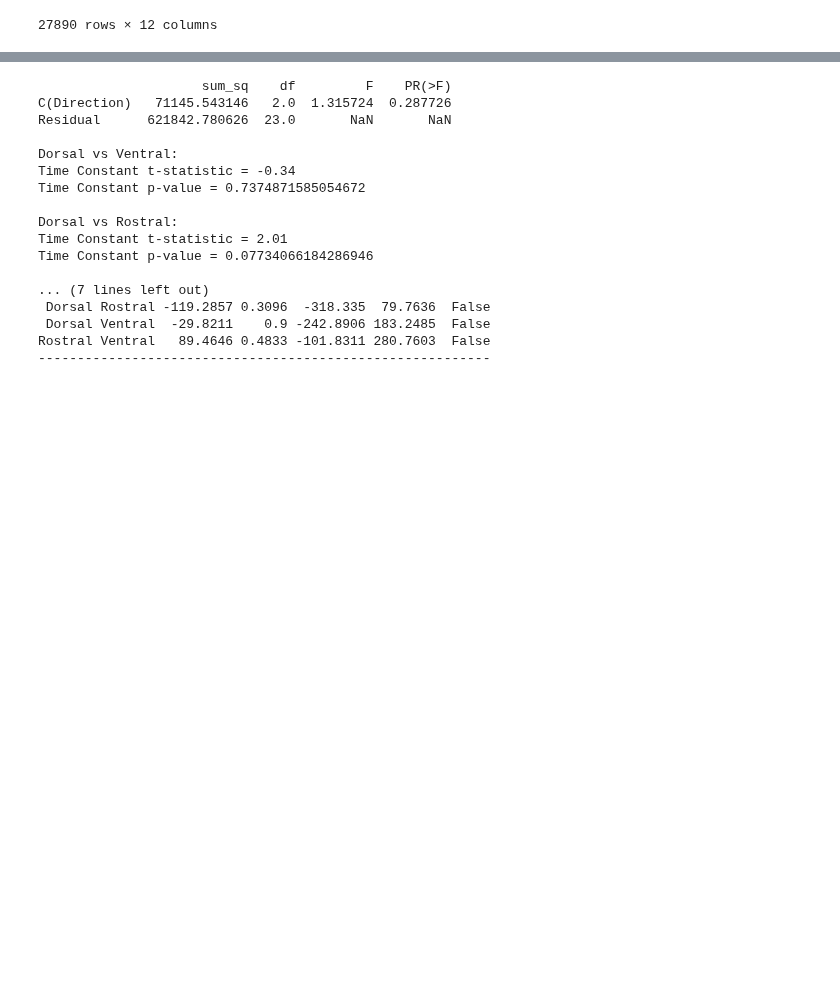
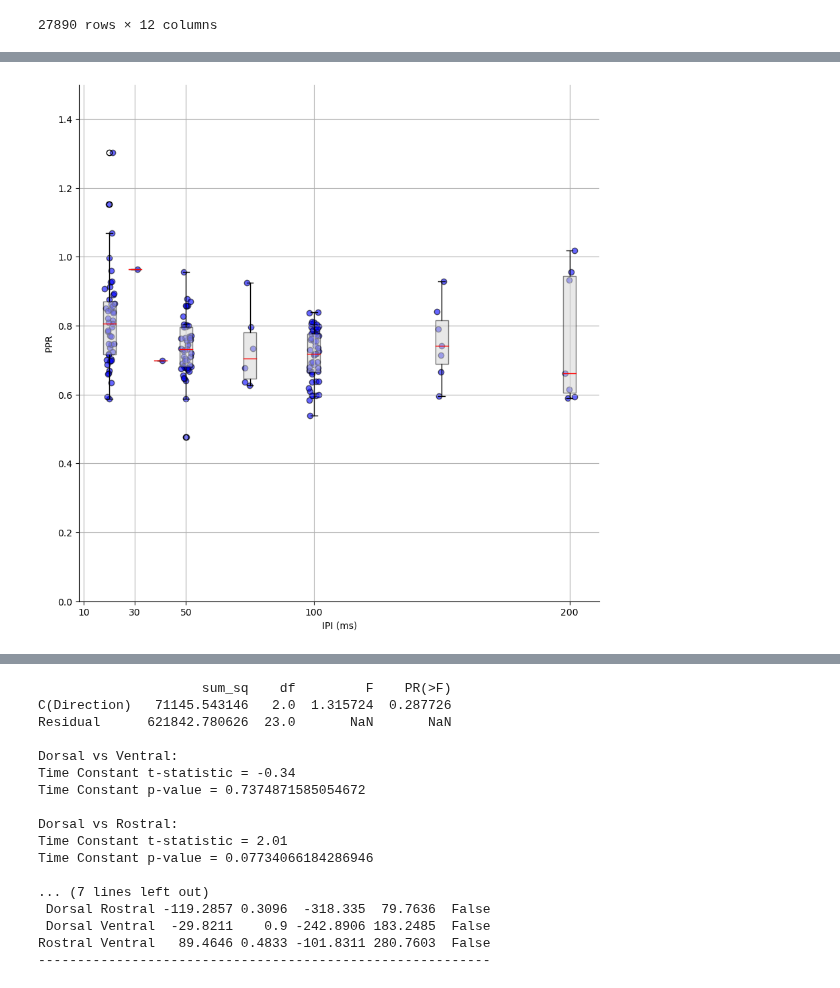
Before and after one commit to john-judge/TSM-to-ZDA, a Jupyter notebook: PPR_PV_anna_Nov2025.ipynb, the cells around one changed output, grey strips where cells are left out. Cells and saved outputs as stored; diff of their text form; code cells hidden in the pictures; blank space fills up the shorter version.

Commit message:
update Anna ''s PPR

```diff
--- a/PPR_PV_anna_Nov2025.ipynb
+++ b/PPR_PV_anna_Nov2025.ipynb
@@ -30,8 +30,8 @@ from statsmodels.stats.anova import anova_lm
 import statsmodels.api as sm
 # %%
 # load trace files from the following directory
-data_dir = '/home/john/Desktop/'
-#data_dir = "C:/Users/jjudge3/Desktop/Data/PV-PPR/"
+#data_dir = '/home/john/Desktop/'
+data_dir = "C:/Users/jjudge3/Desktop/Data/PV-PPR/AnnaJ-PPR/"
 export_csv = data_dir + 'export_summary_anna_ppr.csv'
 
 camera_program = 4
@@ -82,7 +82,7 @@ def extract_date(filename):
         m,d,y = match.group(0).split('-')
         d = str(int(d))
         m = str(int(m))
-        return f"{m}/{d}/20{y}"
+        return f"{m}-{d}-{int(y)}"
     return None
 
 ppr_catalog_df['Date'] = ppr_catalog_df['zda_file'].apply(extract_date)
@@ -127,6 +159,9 @@ def label_pulse(roi_set):
     else:
         return None
 ppr_df['Pulse_Number'] = ppr_df['ROI_Set'].apply(label_pulse)
+
+# create a column "ROI label" that extracts the ROI label (the first part before " ") from the "ROI_Set" column
+ppr_df['ROI_Label'] = ppr_df['ROI_Set'].apply(lambda x: x.split(' ')[0])
 ppr_df
 # %% [output]
 |  | ROI | amp | latency | halfwidth | ROI_Set | Date | Slice | Location | Recording | trace | ... |
@@ -392,0 +242,48 @@ See: https://matplotlib.org/users/legend_guide.html#creating-artists-specificall
+# %%
+'''# plot histogram of PPR values for each IPI
+import matplotlib.pyplot as plt
+for ipi in ppr_df['IPI'].unique():
+    ipi_df = ppr_df[ppr_df['IPI'] == ipi]
+    plt.figure()
+    plt.hist(ipi_df['PPR'].dropna(), bins=20, alpha=0.7)
+    plt.title(f'Histogram of PPR values for IPI = {ipi} ms')
+    plt.xlabel('PPR')
+    plt.ylabel('Frequency')
+    plt.grid(True)
+    plt.show()'''
+exclude_10ms = True
+if exclude_10ms:
+    ppr_df = ppr_df[ppr_df['IPI'] != 10]
+
+# plot scatter plot of PPR vs IPI
+import matplotlib.pyplot as plt
+plt.figure(figsize=(10, 10))
+# average data grouped by Date, Slice, Location, Recording
+grouped = ppr_df.groupby(['Date', 'Slice', 'Location', 'Recording']).mean().reset_index()
+x_jitter = (np.random.rand(len(grouped)) - 0.5) * 2  # jitter for better visualization
+
+plt.scatter(grouped['IPI'] + x_jitter * 2, grouped['PPR'], alpha=0.6, color='blue', edgecolors='k')
+plt.xlabel('IPI (ms)')
+plt.ylabel('PPR')
+plt.grid(True)
+# remove top and right spines
+plt.gca().spines['top'].set_visible(False)
+plt.gca().spines['right'].set_visible(False)
+
+# set y limit to 0 to 2
+plt.ylim(0, 4.5)
+if exclude_10ms:
+    plt.ylim(0, 1.5)
+
+# boxplot overlay of grouped data
+plt.boxplot([grouped[grouped['IPI'] == ipi]['PPR'].dropna() for ipi in sorted(grouped['IPI'].unique())],
+            positions=sorted(grouped['IPI'].unique()), widths=5, patch_artist=True,
+            boxprops=dict(facecolor='lightgray', color='black', alpha=0.5),
+            medianprops=dict(color='red'))
+# set x ticks to unique IPI values
+x_ticks = [10, 30, 50, 100, 200]
+
+plt.xticks(x_ticks, labels=[str(x) for x in x_ticks])
+plt.show()
+# %% [output]
+[figure, added]
```
Also changed, not shown: parts of 7 cells of this notebook.
